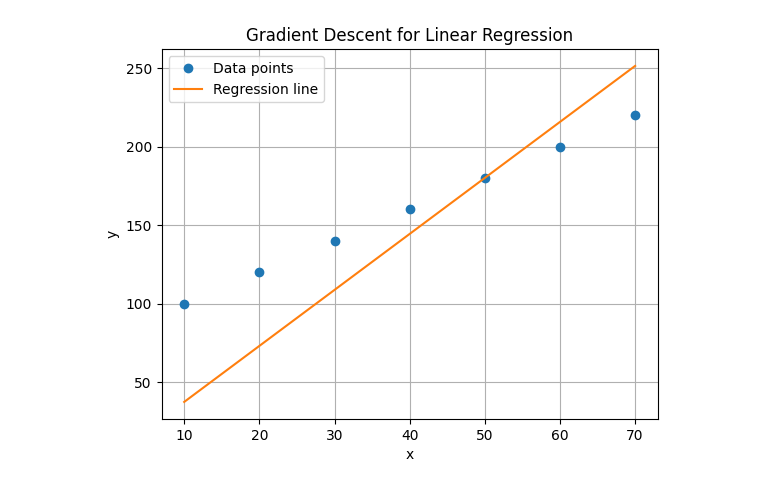
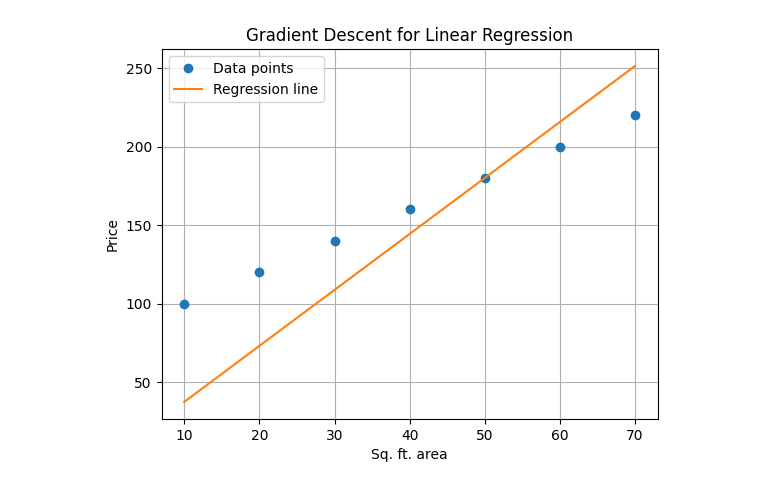
Before and after one commit to 02YashRajput/Ml, a Jupyter notebook: Lab_1.ipynb, the cells around one changed output. Saved outputs shown, nothing was run; the diff lists cells and outputs as text; code cells hidden in the pictures.

```diff
--- a/Lab_1.ipynb
+++ b/Lab_1.ipynb
@@ -3,27 +3,27 @@
 # %%
 import numpy as np
 import matplotlib.pyplot as plt
 
 x = np.array([10,20,30,40,50,60,70])
 y = np.array([100,120,140,160,180,200,220])
 w = 0
 b = 0
 a = 0.0001
 m = len(x)
 iter = 1000
 for i in range(iter):
     y_pred = w*x+b
     error = y_pred-y
     w =w- ((a/m)*np.sum((error*x)))
     b = b- ((a/m)*np.sum(error))
 
 plt.plot(x, y, 'o', label='Data points')
 plt.plot(x, (w * x + b), label='Regression line')
-plt.xlabel('x')
-plt.ylabel('y')
+plt.xlabel('Sq. ft. area')
+plt.ylabel('Price')
 plt.title('Gradient Descent for Linear Regression')
 plt.legend()
 plt.grid(True)
 plt.show()
 # %% [output]
-[figure, old version]
+[figure, new version]
```
